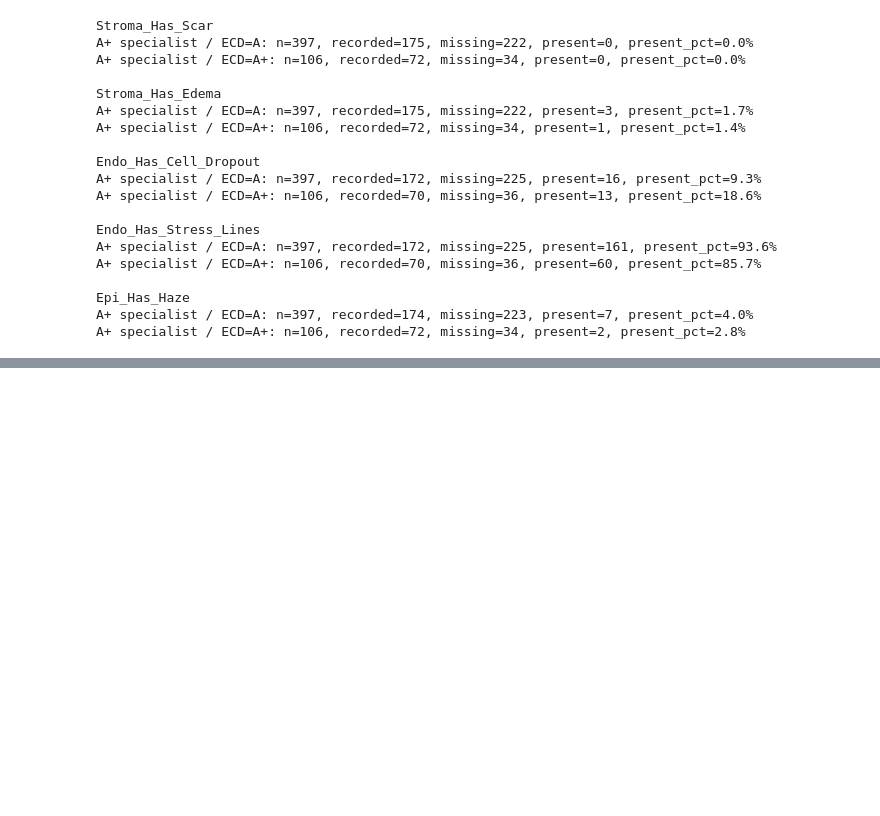
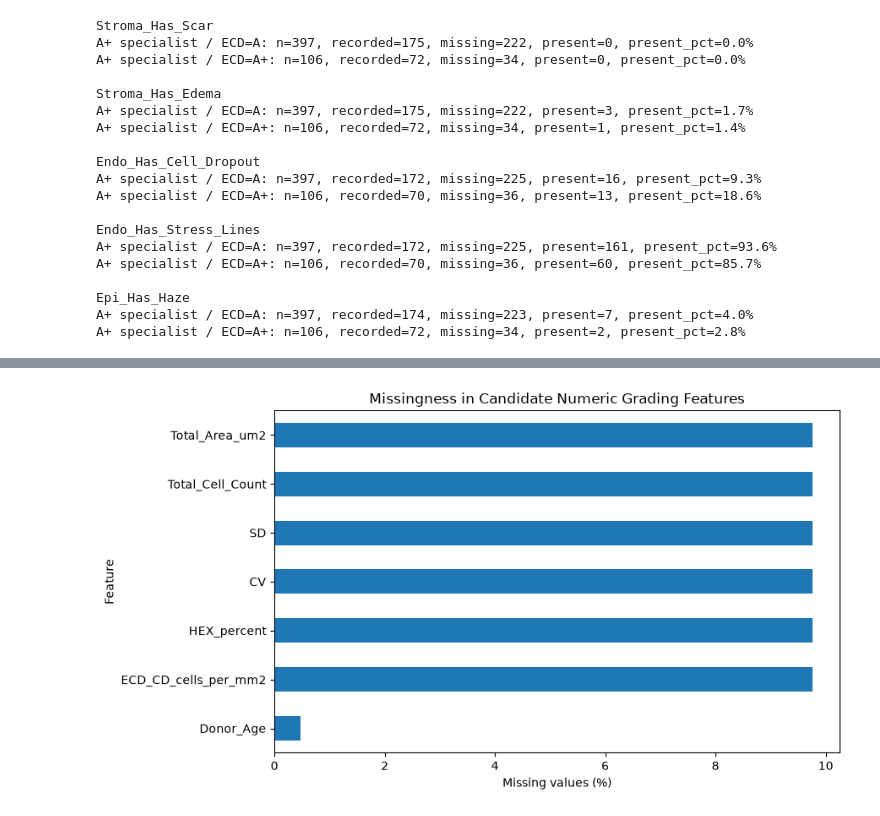
Before and after one commit to Pulitha-m/xai-cornea-grading, a Jupyter notebook: ml/grading/notebooks/03_eda.ipynb, the cells around one changed output, grey strips where cells are left out. Cells and saved outputs as stored; diff of their text form; code cells hidden in the pictures; blank space fills up the shorter version.

```diff
--- a/ml/grading/notebooks/03_eda.ipynb
+++ b/ml/grading/notebooks/03_eda.ipynb
@@ -616,3 +616,21 @@ A+ specialist / ECD=A+: n=106, recorded=70, missing=36, present=60, present_pct=
 Epi_Has_Haze
 A+ specialist / ECD=A: n=397, recorded=174, missing=223, present=7, present_pct=4.0%
 A+ specialist / ECD=A+: n=106, recorded=72, missing=34, present=2, present_pct=2.8%
+# %%
+
+numeric_features = [
+    "ECD_CD_cells_per_mm2",
+    "CV",
+    "HEX_percent",
+    "SD",
+    "Total_Cell_Count",
+    "Total_Area_um2",
+    "Donor_Age",
+]
+
+variance_summary = df[numeric_features].agg(
+    ["count", "mean", "std", "var", "min", "max"]
+).T
+
+variance_summary = variance_summary.round(2)
+print(variance_summary)
@@ -618,0 +683,20 @@ A+ specialist / ECD=A+: n=106, recorded=72, missing=34, present=2, present_pct=2
+# %%
+
+missing_pct = (
+    df[numeric_features]
+    .isna()
+    .mean()
+    .mul(100)
+    .sort_values()
+)
+
+plt.figure(figsize=(9, 5))
+missing_pct.plot(kind="barh")
+
+plt.xlabel("Missing values (%)")
+plt.ylabel("Feature")
+plt.title("Missingness in Candidate Numeric Grading Features")
+plt.tight_layout()
+plt.show()
+# %% [output]
+[figure, added]
```
Also changed, not shown: parts of 14 cells of this notebook.
